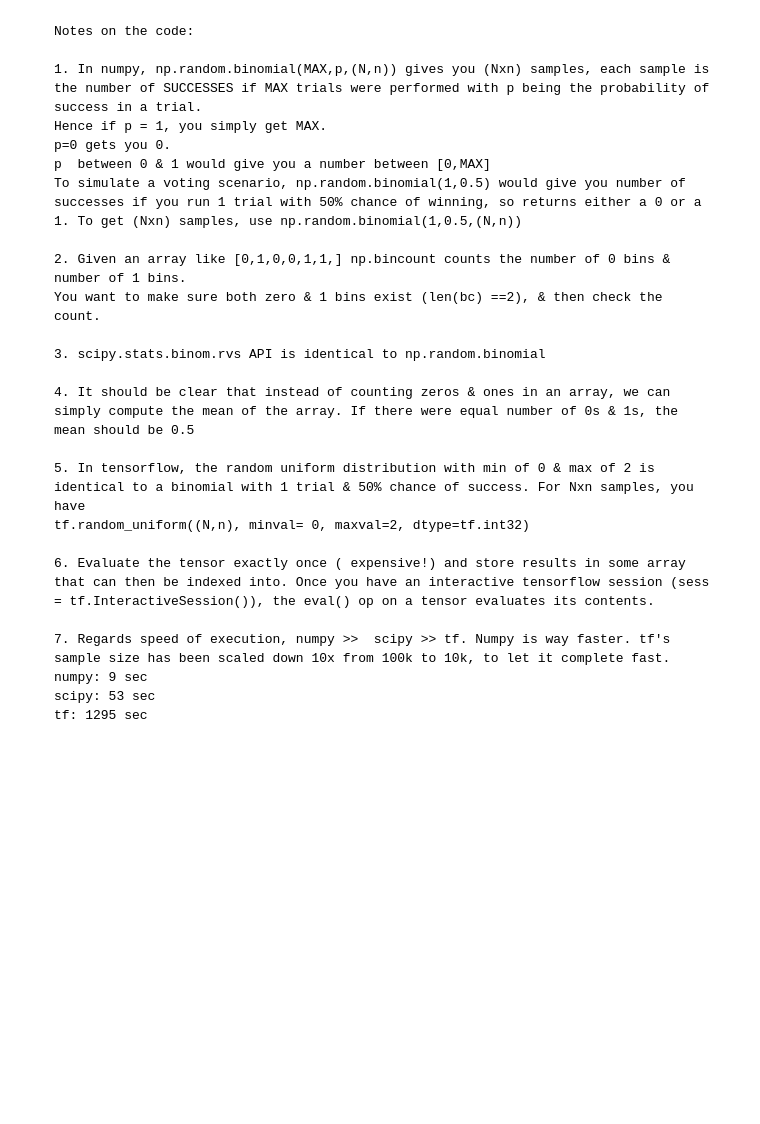
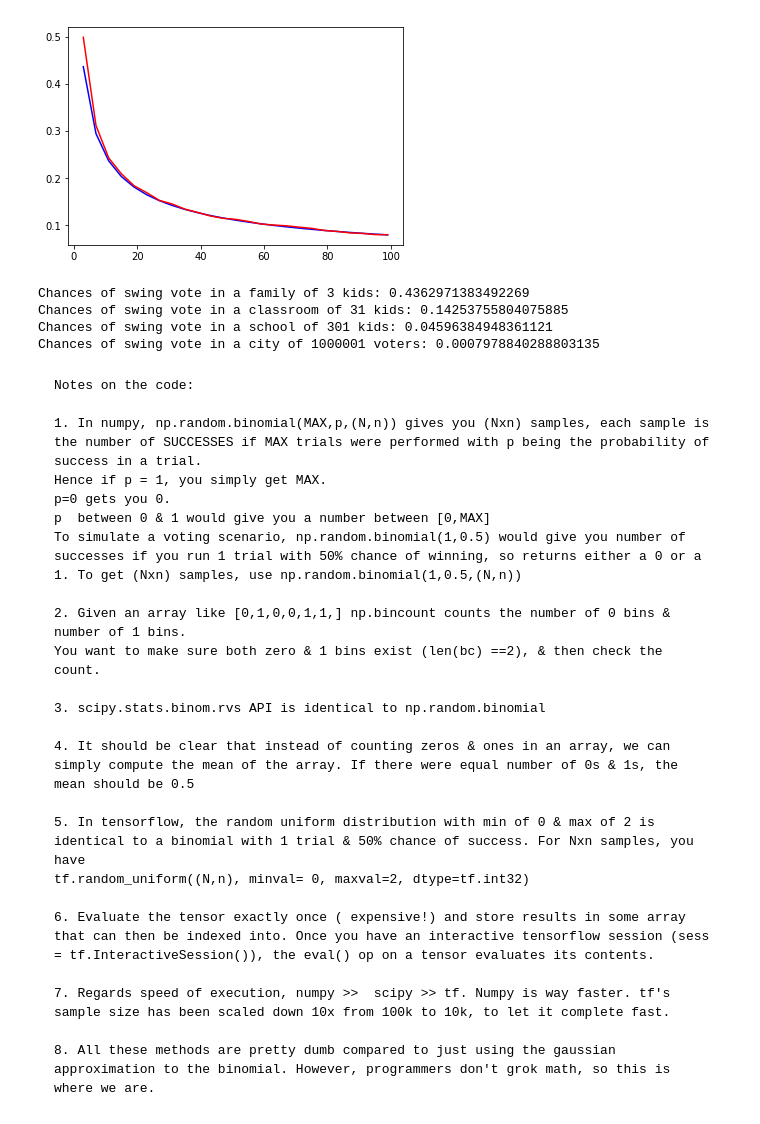
Before and after one commit to krishnanraman/swingvote, a Jupyter notebook: Swingvote.ipynb, the cells around one changed output. Saved outputs shown, nothing was run; the diff lists cells and outputs as text; code cells hidden in the pictures; blank space fills up the shorter version.

````diff
--- a/Swingvote.ipynb
+++ b/Swingvote.ipynb
@@ -190,3 +240,42 @@ len(X)*10*elapsed3 # len(X) is number of times tf function is called, & sample s
+# %%
+# LETS DO MATH
+
+from scipy.stats import norm
+def mathChancesOfSwingVote(X):
+    n = X
+    p = 0.5
+    mu = n*p # this is the mean of the normal approximation to the binomial
+    sigma = np.sqrt(n*p*p) # stdev of the approximation
+
+    top = norm.cdf(n/2 + 0.5,mu,sigma) # the probability from [-inf, n/2 + 1/2]
+    bottom = norm.cdf(n/2 - 0.5,mu,sigma) # the probability from [-inf, n/2 - 1/2]
+    return top - bottom # the probability from [n/2 - 1/2, n/2 + 1/2]
+
+X = np.arange(3,101,4)
+Y = list(map(mathChancesOfSwingVote, X))
+Ytrue = list(map(numpyChancesOfSwingVote, X))
+
+plt.plot(X,Y, 'b') # the blue is the approximation
+plt.plot(X,Ytrue, 'r') # the red is the true value
+plt.show()
+
+# Family of 3 kids
+print("Chances of swing vote in a family of 3 kids: " + str(mathChancesOfSwingVote(3)))
+
+# Class of 31 kids
+print("Chances of swing vote in a classroom of 31 kids: " + str(mathChancesOfSwingVote(31)))
+
+# A school of 301 kids
+print("Chances of swing vote in a school of 301 kids: " + str(mathChancesOfSwingVote(301)))
+
+# A city of million voters
+print("Chances of swing vote in a city of 1000001 voters: " + str(mathChancesOfSwingVote(1000001)))
+# %% [output]
+[figure, added]
+Chances of swing vote in a family of 3 kids: 0.4362971383492269
+Chances of swing vote in a classroom of 31 kids: 0.14253755804075885
+Chances of swing vote in a school of 301 kids: 0.04596384948361121
+Chances of swing vote in a city of 1000001 voters: 0.0007978840288803135
 # %% [markdown]
 ```
 Notes on the code:
@@ -210,7 +299,6 @@ tf.random_uniform((N,n), minval= 0, maxval=2, dtype=tf.int32)
 6. Evaluate the tensor exactly once ( expensive!) and store results in some array that can then be indexed into. Once you have an interactive tensorflow session (sess = tf.InteractiveSession()), the eval() op on a tensor evaluates its contents.
 
 7. Regards speed of execution, numpy >>  scipy >> tf. Numpy is way faster. tf's sample size has been scaled down 10x from 100k to 10k, to let it complete fast.
-numpy: 9 sec
-scipy: 53 sec
-tf: 1295 sec
+
+8. All these methods are pretty dumb compared to just using the gaussian approximation to the binomial. However, programmers don't grok math, so this is where we are.
 ```
````
Also changed, not shown: parts of 10 cells of this notebook.
